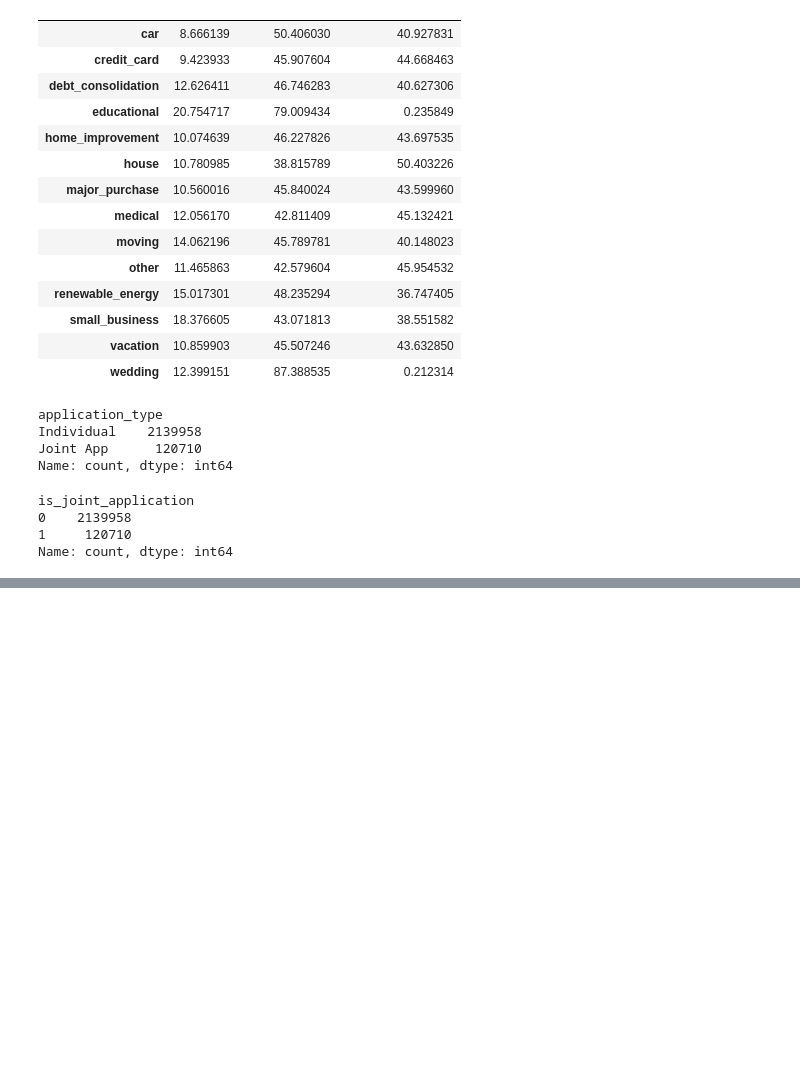
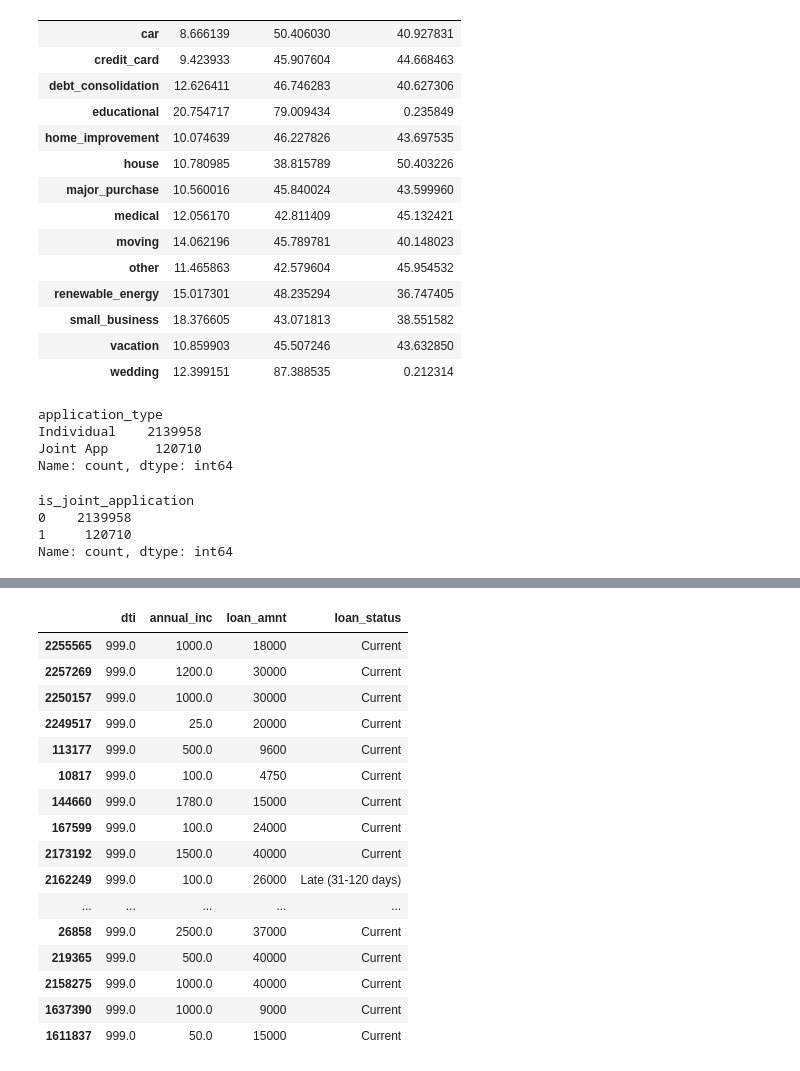
Before and after one commit to Evelynn-atienosan/LOAN_DEFAULT_ANALYSIS, a Jupyter notebook: Notebooks/EDA.ipynb, the cells around one changed output, grey strips where cells are left out. Cells and saved outputs as stored; diff of their text form; code cells hidden in the pictures; blank space fills up the shorter version.

```diff
--- a/Notebooks/EDA.ipynb
+++ b/Notebooks/EDA.ipynb
@@ -307,0 +385,22 @@ Name: count, dtype: int64
+# %%
+df[df["dti"] > 100][["dti", "annual_inc", "loan_amnt", "loan_status"]].sort_values(
+    "dti", ascending=False
+).head(30)
+# %% [output]
+|  | dti | annual_inc | loan_amnt | loan_status |
+| 2255565 | 999.0 | 1000.0 | 18000 | Current |
+| 2257269 | 999.0 | 1200.0 | 30000 | Current |
+| 2250157 | 999.0 | 1000.0 | 30000 | Current |
+| 2249517 | 999.0 | 25.0 | 20000 | Current |
+| 113177 | 999.0 | 500.0 | 9600 | Current |
+| 10817 | 999.0 | 100.0 | 4750 | Current |
+| 144660 | 999.0 | 1780.0 | 15000 | Current |
+| 167599 | 999.0 | 100.0 | 24000 | Current |
+| 2173192 | 999.0 | 1500.0 | 40000 | Current |
+| 2162249 | 999.0 | 100.0 | 26000 | Late (31-120 days) |
+| ... | ... | ... | ... | ... |
+| 26858 | 999.0 | 2500.0 | 37000 | Current |
+| 219365 | 999.0 | 500.0 | 40000 | Current |
+| 2158275 | 999.0 | 1000.0 | 40000 | Current |
+| 1637390 | 999.0 | 1000.0 | 9000 | Current |
+| 1611837 | 999.0 | 50.0 | 15000 | Current |
```
Also changed, not shown: parts of 5 cells of this notebook, 4 other files.
